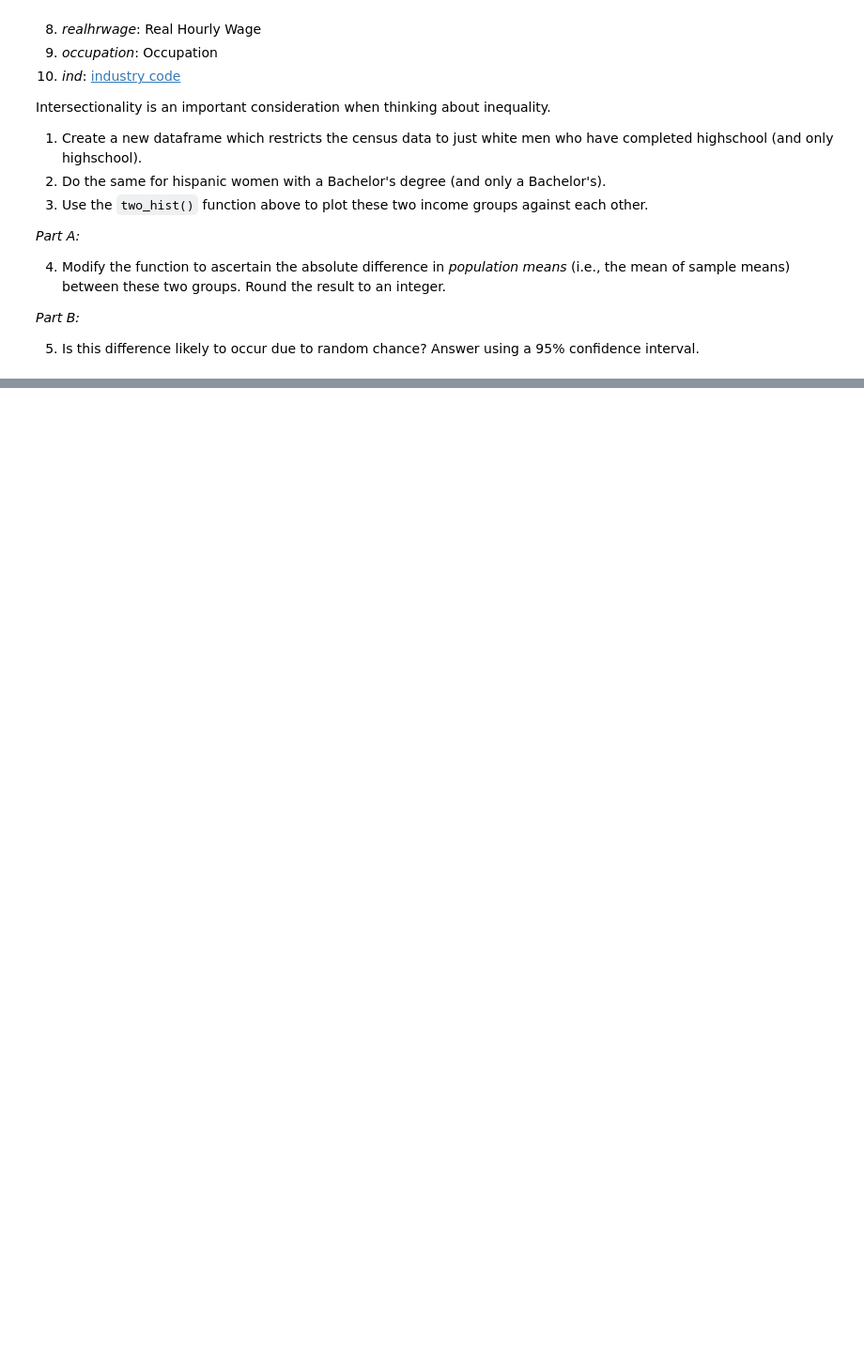
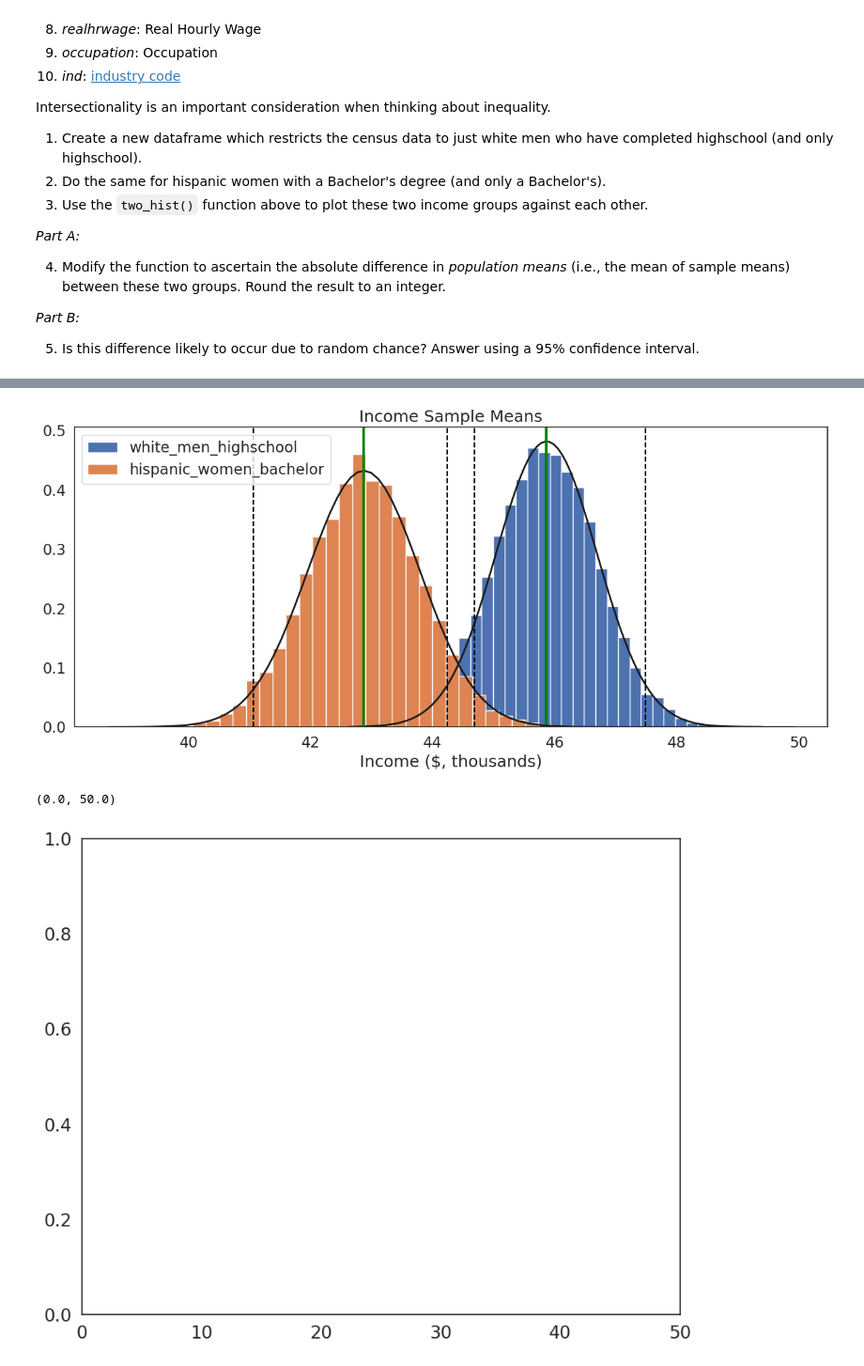
Before and after one commit to NoahGal-19/QM2, a Jupyter notebook: notebooks/W05. Distributions and Basic Statistics.ipynb, the cells around one changed output, grey strips where cells are left out. Shown at 94% size. Saved outputs shown, nothing was run; the diff lists cells and outputs as text; code cells hidden in the pictures; blank space fills up the shorter version.

```diff
--- a/notebooks/W05. Distributions and Basic Statistics.ipynb
+++ b/notebooks/W05. Distributions and Basic Statistics.ipynb
@@ -541,0 +542,3 @@ Intersectionality is an important consideration when thinking about inequality.
+# %%
+white_men_highschool=df[(df['sch']==12) & (df['sex']==1) & (df['race']==1)]
+white_men_highschool.head()
@@ -541,0 +552,3 @@ Intersectionality is an important consideration when thinking about inequality.
+# %%
+hispanic_women_bachelor=df[(df['sch']==16) & (df['sex']==2) & (df['race']==3)]
+hispanic_women_bachelor.head()
@@ -541,0 +562,7 @@ Intersectionality is an important consideration when thinking about inequality.
+# %%
+two_hist([white_men_highschool['income'],hispanic_women_bachelor['income']],['white_men_highschool','hispanic_women_bachelor'],'Income ($, thousands)', "Income Sample Means")
+plt.xlim(0, 50) # to set x-axis range from 0 to 100
+# %% [output]
+[figure, added]
+(0.0, 50.0)
+[figure, added]
```
Also changed, not shown: parts of 23 cells of this notebook.
